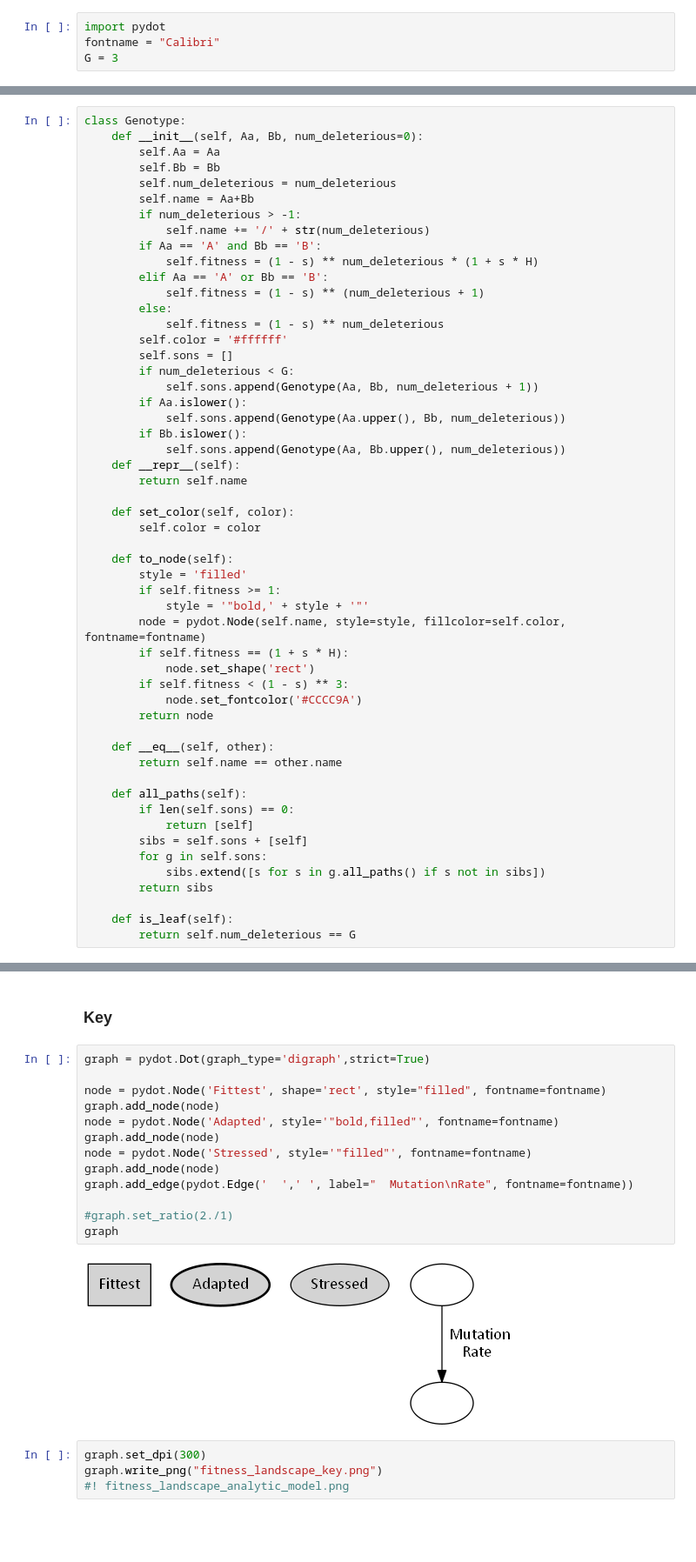
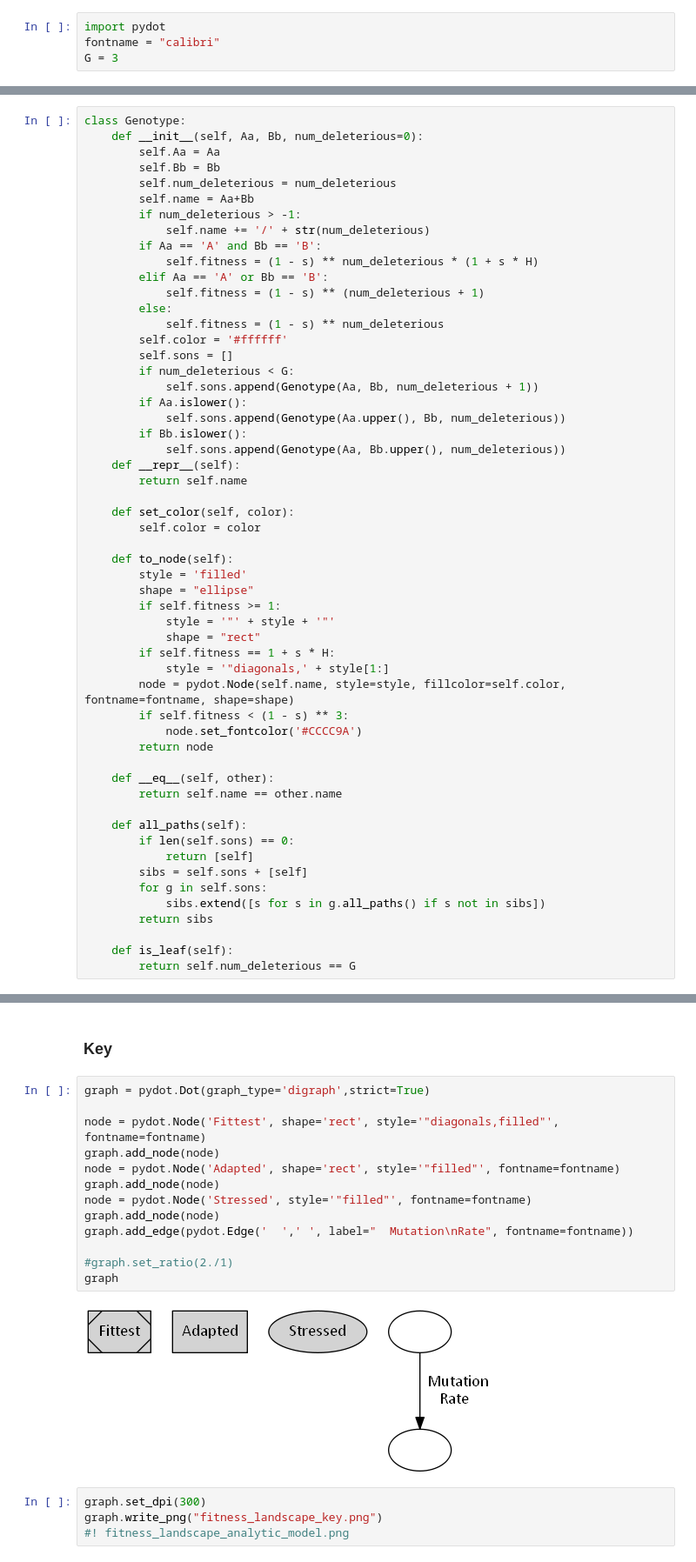
Before and after one commit to yoavram/ruggedsim, a Jupyter notebook: manuscript/figures.ipynb, the cells around one changed output, grey strips where cells are left out. Shown at 87% size. Cells and saved outputs as stored; diff of their text form; blank space fills up the shorter version.

Commit message:
changed node styles

```diff
--- a/manuscript/figures.ipynb
+++ b/manuscript/figures.ipynb
@@ -211,7 +211,7 @@ save_figure(fig, "results_s_%.2f_logN_%d" % ( s, int(log10(N))))
 [PyDot](https://github.com/y-p/pydot): Python interface to [Graphviz Dot](http://www.graphviz.org/Documentation/dotguide.pdf). For this to work with IPython Notebook you need to install the code from GitHub rather than use `pip` etc.
 # %%
 import pydot
-fontname = "Calibri"
+fontname = "calibri"
 G = 3
 # %% [markdown]
 [Colors](http://colorbrewer2.org/index.php?type=sequential&scheme=YlGn&n=9) from [ColorBrewer](http://colorbrewer2.org/)
@@ -262,11 +262,13 @@ class Genotype:
 
     def to_node(self):
         style = 'filled'
+        shape = "ellipse"
         if self.fitness >= 1:
-            style = '"bold,' + style + '"'
-        node = pydot.Node(self.name, style=style, fillcolor=self.color, fontname=fontname)
-        if self.fitness == (1 + s * H):
-            node.set_shape('rect')
+            style = '"' + style + '"'
+            shape = "rect"
+        if self.fitness == 1 + s * H:
+            style = '"diagonals,' + style[1:]
+        node = pydot.Node(self.name, style=style, fillcolor=self.color, fontname=fontname, shape=shape)
         if self.fitness < (1 - s) ** 3:
             node.set_fontcolor('#CCCC9A')
         return node
@@ -387,18 +389,18 @@ True
 # %%
 graph = pydot.Dot(graph_type='digraph',strict=True)
 
-node = pydot.Node('Fittest', shape='rect', style="filled", fontname=fontname)
+node = pydot.Node('Fittest', shape='rect', style='"diagonals,filled"', fontname=fontname)
 graph.add_node(node)
-node = pydot.Node('Adapted', style='"bold,filled"', fontname=fontname)
+node = pydot.Node('Adapted', shape='rect', style='"filled"', fontname=fontname)
 graph.add_node(node)
 node = pydot.Node('Stressed', style='"filled"', fontname=fontname)
 graph.add_node(node)
 graph.add_edge(pydot.Edge('  ',' ', label="  Mutation\nRate", fontname=fontname))
 
 #graph.set_ratio(2./1)
 graph
 # %% [output]
-[figure, old version]
+[figure, new version]
 # %%
 graph.set_dpi(300)
 graph.write_png("fitness_landscape_key.png")
```
Also changed, not shown: parts of 5 cells of this notebook.
